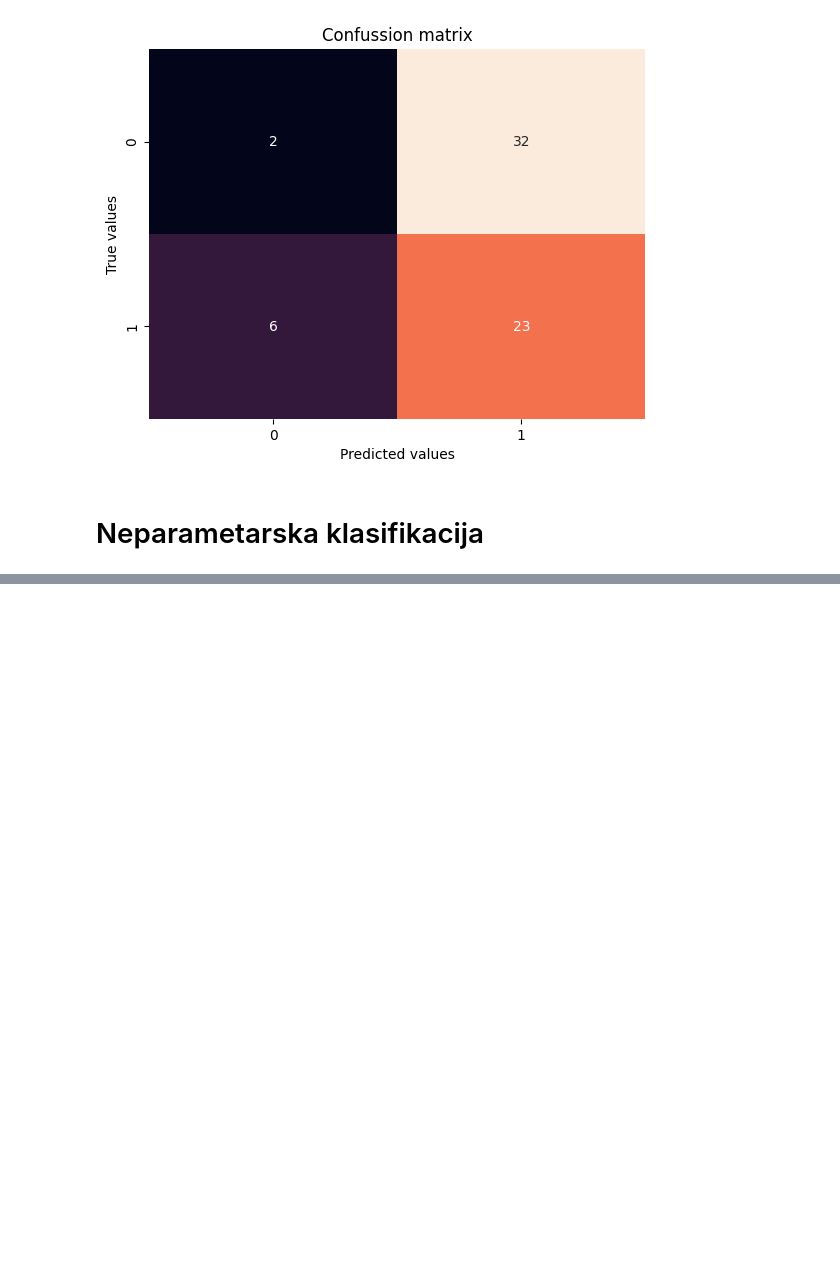
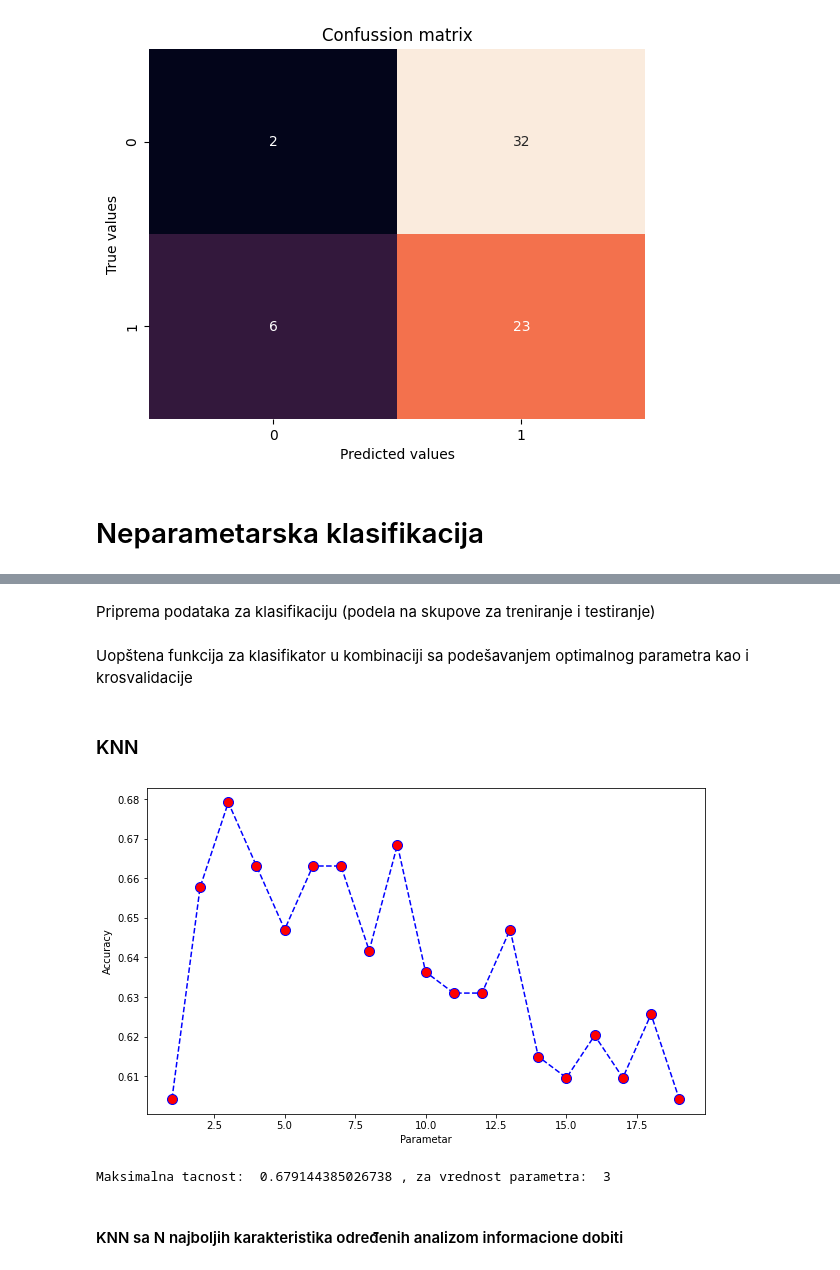
Before and after one commit to nedeljkovicmajaa/som-projekat, a Jupyter notebook: som-projekat-main.ipynb, the cells around one changed output, grey strips where cells are left out. Cells and saved outputs as stored; diff of their text form; code cells hidden in the pictures; blank space fills up the shorter version.

```diff
--- a/som-projekat-main.ipynb
+++ b/som-projekat-main.ipynb
@@ -538,0 +530,65 @@ plt.show()
+# %% [markdown]
+Priprema podataka za klasifikaciju (podela na skupove za treniranje i testiranje)
+# %%
+def prepare_data(data, person):
+
+    # Uzimanje jednog pacijenta za treniranje
+    X_test = data.iloc[[person]].drop('survival_status numeric', axis = 1).reset_index(drop=True)
+    y_test = list(data.iloc[[person]]['survival_status numeric'])
+
+    # Mešanje podataka pri kome se indeksi ne gube
+    data_shuff = data.sample(frac = 1)
+
+    # Brisanje istog pacijenta i preuređivanje indeksa
+    X_train = data_shuff.drop(person).drop('survival_status numeric', axis = 1).reset_index(drop=True)
+    y_train = list(data_shuff.drop(person)['survival_status numeric'])
+
+    # Povratne vrednosti podataka za treniranje i testiranje, kao i njihovih odgovarajućih labela
+    return X_train, X_test, y_train, y_test
+# %%
+num_of_participants = len(data)
+# %% [markdown]
+Uopštena funkcija za klasifikator u kombinaciji sa podešavanjem optimalnog parametra kao i krosvalidacije
+# %% [markdown]
+### KNN
+# %%
+# Lista koja će sadržati tačnosti za različite vrednosti parametra
+acc_diff_param = []
+
+# Iteracija za različite vrednosti parametra
+for param in range(1, 20, 1):
+
+    # Lista koja će sadržati tačnosti za različita izostavljanja pacijenta
+    accuracy = []
+
+    # Iteracija za različita izostavljanja pacijenta
+    for i in range(0, num_of_participants):
+
+        # Priprema podataka za treniranje i testiranje
+        X_train, X_test, y_train, y_test = prepare_data(data, i)
+
+        # Treniranje i testiranje određenog klasifikatora
+        classif = KNeighborsClassifier(n_neighbors=param)
+        classif.fit(X_train, y_train)
+
+        y_pred = classif.predict(X_test)
+        accuracy.append(accuracy_score(y_test, y_pred))
+
+    acc_diff_param.append(np.mean(accuracy))
+
+# Plotovanje zavisnosti tačnosti za različite vrednosti parametra
+figure = plt.figure(figsize=(10, 6))
+plt.plot(range(1, 20, 1), acc_diff_param, color='blue', linestyle='dashed', marker='o',
+            markerfacecolor='red', markersize=10)
+plt.xlabel('Parametar')
+plt.ylabel('Accuracy')
+plt.show()
+
+# Ispis maksimalne tačnosti i vrednosti parametra za koju je ona postignuta
+vr = acc_diff_param.index(max(acc_diff_param)) + 1
+print('Maksimalna tacnost: ', max(acc_diff_param), ', za vrednost parametra: ', vr)
+# %% [output]
+[figure, added]
+Maksimalna tacnost:  0.679144385026738 , za vrednost parametra:  3
+# %% [markdown]
+#### KNN sa N najboljih karakteristika određenih analizom informacione dobiti
```
Also changed, not shown: parts of 27 cells of this notebook.
